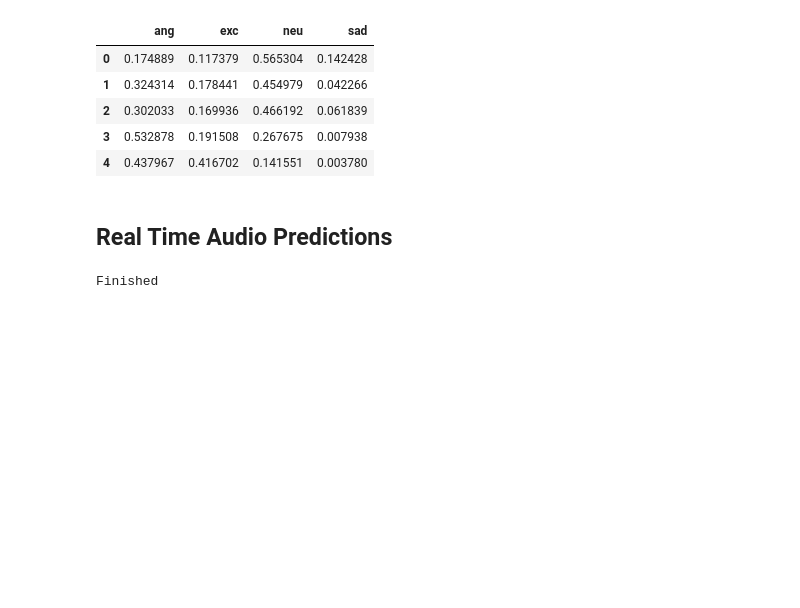
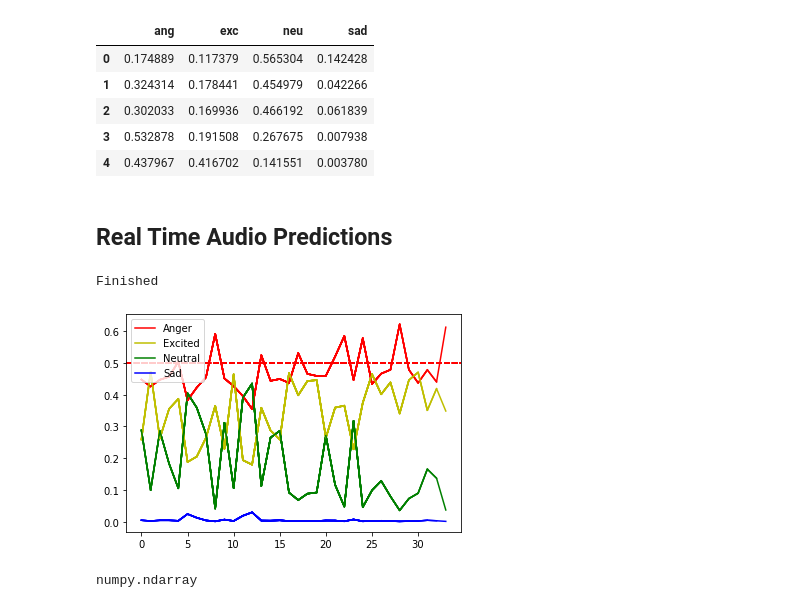
Before and after one commit to Samarth-Tripathi/IEMOCAP-Emotion-Detection, a Jupyter notebook: code/python_files/Experiments/Working_Audio_Model.ipynb, the cells around one changed output. Drawn from its saved outputs; the diff is of its cells as text; code cells hidden in the pictures; blank space fills up the shorter version.

```diff
--- a/code/python_files/Experiments/Working_Audio_Model.ipynb
+++ b/code/python_files/Experiments/Working_Audio_Model.ipynb
@@ -465,41 +461,61 @@ df.head()
 # %% [markdown]
 ## Real Time Audio Predictions
 # %%
-%matplotlib tk
+# %matplotlib tk
 cols = ['ang', 'exc', 'neu', 'sad']
 df_pred_wav = pd.DataFrame(columns=cols)
 fig , ax = plt.subplots()
+ax.plot([0], label="Anger", color='r')
+ax.plot([0], label="Excited", color='y')
+ax.plot([0], label="Neutral", color='g')
+ax.plot([0], label="Sad", color='b')
+
+
+plt.legend(loc="upper left")
+
 # x = np.arange(0, 50)
 # line, = ax.plot(x)
 
+
+graph_window = 10
 for ses_mod in samples:
     #time.sleep(0.2)
     # Extract Features
 
     wav_in = []
     st_features = calculate_features(ses_mod, framerate, None)
     st_features, _ = pad_sequence_into_array(st_features, maxlen=100)
     wav_in.append( st_features.T )
     wav_in = np.array(wav_in)
 
     t0 = time.time()
     wav_test_results = model.predict(wav_in)
 #     print("time = " + str(time.time() - t0))
     #print("prediction = " + str(wav_test_results))
 
     df_pred_wav = df_pred_wav.append({cols[0]:wav_test_results[0][0],
                         cols[1]:wav_test_results[0][1],
                         cols[2]:wav_test_results[0][2],
                         cols[3]:wav_test_results[0][3]
     }, ignore_index=True)
+
+    df_pred_wav_view = df_pred_wav[df_pred_wav.shape[0] - graph_window : ]
+
+    #plt.cla()
+
     ax.axhline(y=0.5, color='r', linestyle='--')
-    ax.plot(df_pred_wav['ang'], label="Anger", color='r')
-    ax.plot(df_pred_wav['exc'], label="Excited", color='y')
-    ax.plot(df_pred_wav['neu'], label="Neutral", color='g')
-    ax.plot(df_pred_wav['sad'], label="Sad", color='b')
+    ax.plot(df_pred_wav_view['ang'], label="Anger", color='r')
+    ax.plot(df_pred_wav_view['exc'], label="Excited", color='y')
+    ax.plot(df_pred_wav_view['neu'], label="Neutral", color='g')
+    ax.plot(df_pred_wav_view['sad'], label="Sad", color='b')
 
     fig.canvas.draw()
     fig.canvas.flush_events()
 print("Finished")
 # %% [output]
 Finished
+[figure, added]
+# %%
+type(ses_mod)
+# %% [output]
+numpy.ndarray
```
Also changed, not shown: parts of 9 cells of this notebook, 1 other file.
